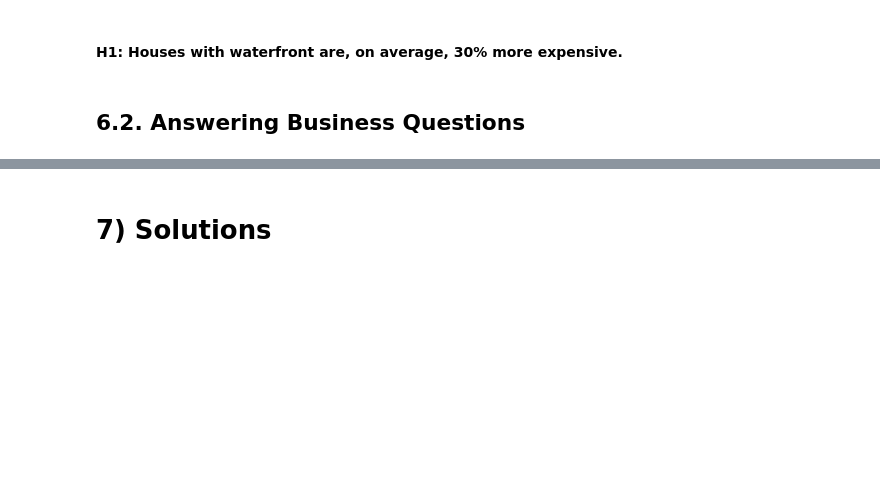
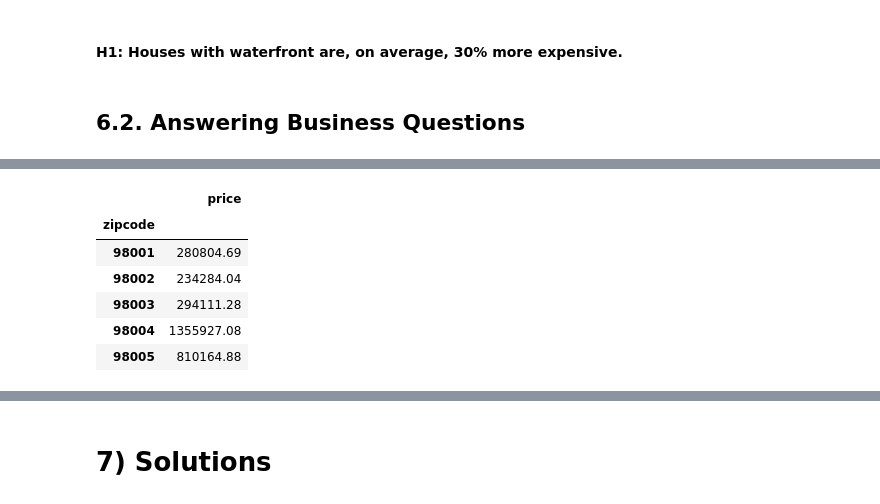
Before and after one commit to GustavoBarros11/house-rocket-insights-project, a Jupyter notebook: house_rocket_insights_cycle01.ipynb, the cells around one changed output, grey strips where cells are left out. Saved outputs shown, nothing was run; the diff lists cells and outputs as text; code cells hidden in the pictures; blank space fills up the shorter version.

```diff
--- a/house_rocket_insights_cycle01.ipynb
+++ b/house_rocket_insights_cycle01.ipynb
@@ -321,0 +354,11 @@ A média de crescimento dos preços MoM foi de 0.375%
+# %%
+df_region = house_rocket.groupby('zipcode').agg({'price': 'mean'})
+df_region.head()
+# %% [output]
+|  | price |
+| zipcode |  |
+| 98001 | 280804.69 |
+| 98002 | 234284.04 |
+| 98003 | 294111.28 |
+| 98004 | 1355927.08 |
+| 98005 | 810164.88 |
```
Also changed, not shown: parts of 17 cells of this notebook.
